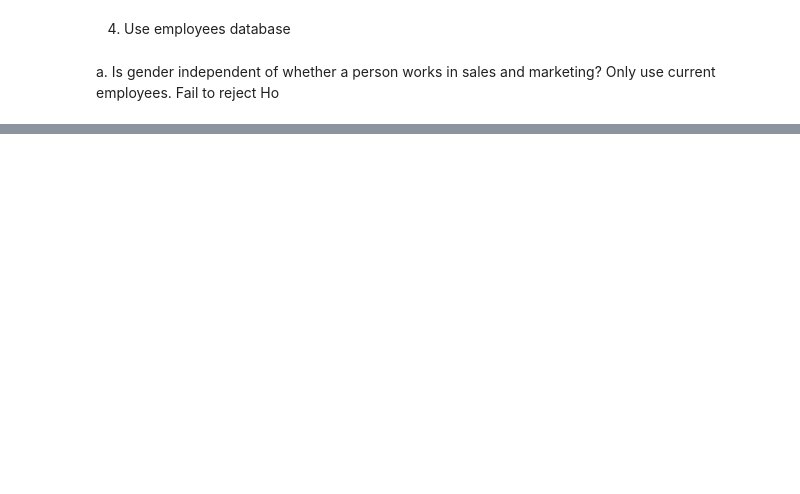
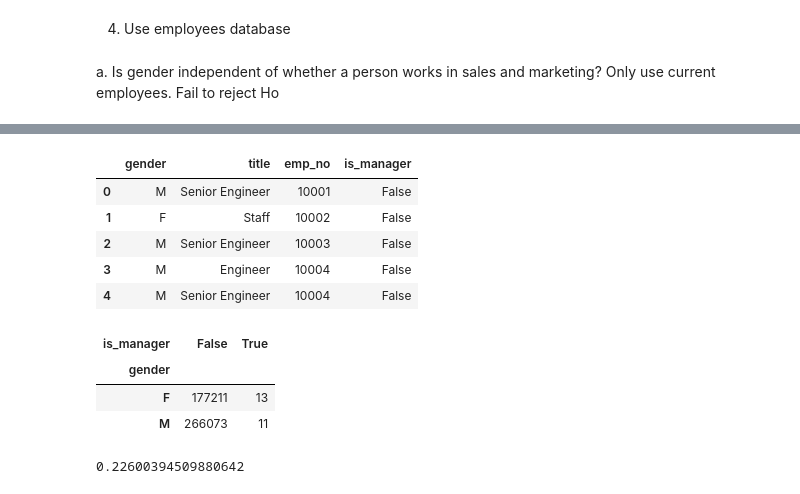
Before and after one commit to DerekBixby/statistics-exercises, a Jupyter notebook: hypothesis_testing.ipynb, the cells around one changed output, grey strips where cells are left out. Drawn from its saved outputs; the diff is of its cells as text; code cells hidden in the pictures; blank space fills up the shorter version.

```diff
--- a/hypothesis_testing.ipynb
+++ b/hypothesis_testing.ipynb
@@ -661,0 +662,9 @@ b. is gender independent of whether or not they are a manager?
+# %%
+df_gender = pd.read_sql('''
+SELECT gender, title, emp_no
+FROM employees
+JOIN titles using(emp_no);
+
+''', url)
+
+df_gender.head()
@@ -661,0 +678,23 @@ b. is gender independent of whether or not they are a manager?
+# %%
+df_gender["is_manager"] = df_gender.title == "Manager"
+df_gender.head()
+# %% [output]
+|  | gender | title | emp_no | is_manager |
+| 0 | M | Senior Engineer | 10001 | False |
+| 1 | F | Staff | 10002 | False |
+| 2 | M | Senior Engineer | 10003 | False |
+| 3 | M | Engineer | 10004 | False |
+| 4 | M | Senior Engineer | 10004 | False |
+# %%
+observed = pd.crosstab(df_gender.gender, df_gender.is_manager)
+observed
+# %% [output]
+| is_manager | False | True |
+| gender |  |  |
+| F | 177211 | 13 |
+| M | 266073 | 11 |
+# %%
+chi2, p, degf, expected = stats.chi2_contingency(observed)
+p
+# %% [output]
+0.22600394509880642
```
Also changed, not shown: parts of 18 cells of this notebook.
